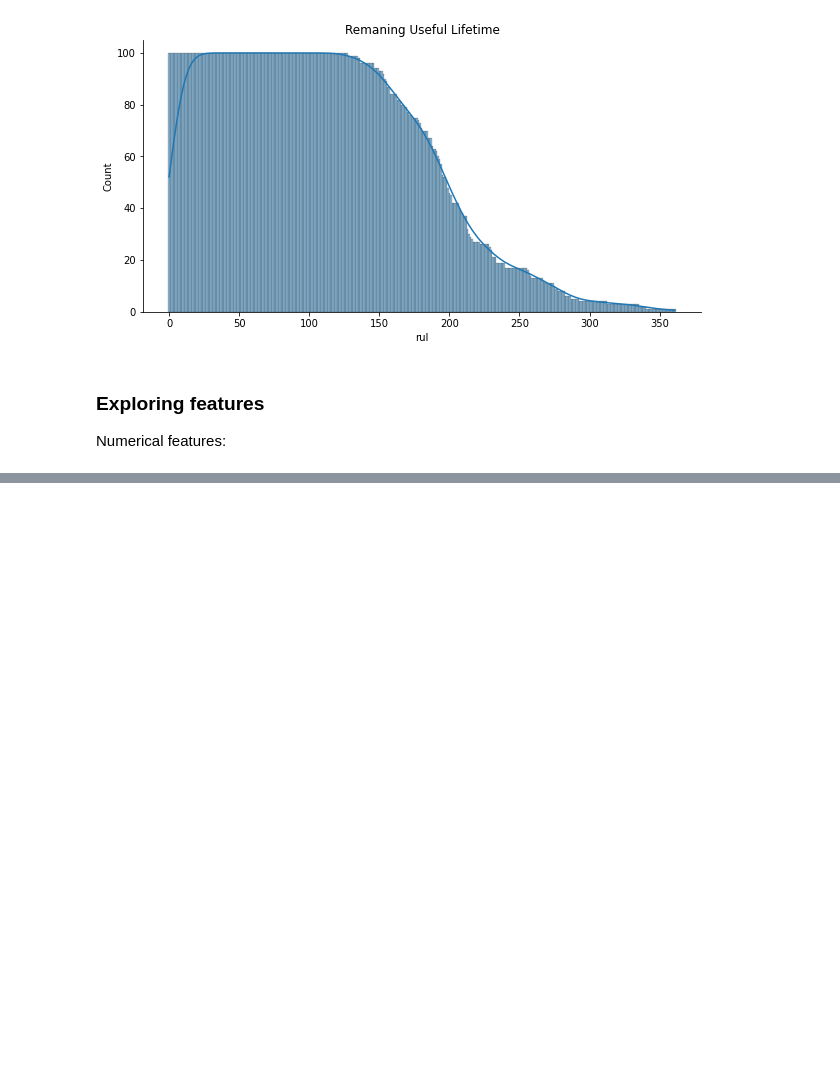
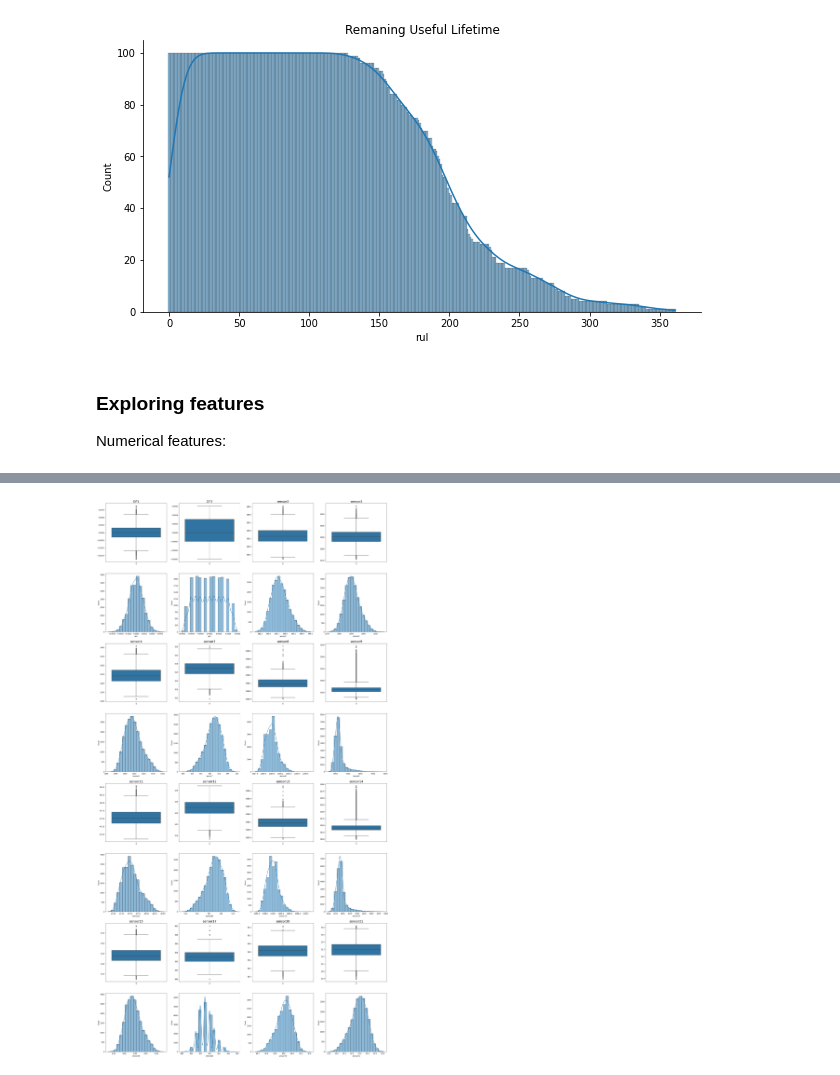
Before and after one commit to gmatos51/turbofan_rul_prediction, a Jupyter notebook: notebooks/Untitled.ipynb, the cells around one changed output, grey strips where cells are left out. Cells and saved outputs as stored; diff of their text form; code cells hidden in the pictures; blank space fills up the shorter version.

```diff
--- a/notebooks/Untitled.ipynb
+++ b/notebooks/Untitled.ipynb
@@ -190,0 +187,89 @@ plt.show()
+# %%
+fig, axs = plt.subplots(8, 4, figsize=(30,60))
+
+
+
+#OP1
+axs[0,0].set_title( "OP1" , size = 18 )
+sns.boxplot(data=train_df.op1, ax = axs[0,0])
+sns.histplot(data = train_df.op1, ax = axs[1,0], bins = 20, kde = True)
+
+#OP2
+axs[0,1].set_title( "OP2" , size = 18 )
+sns.boxplot(data=train_df.op2, ax = axs[0,1])
+sns.histplot(data = train_df.op2, ax = axs[1,1], bins = 20, kde = True)
+
+#sensor2
+axs[0,2].set_title( "sensor2" , size = 18 )
+sns.boxplot(data=train_df.sensor2, ax = axs[0,2])
+sns.histplot(data = train_df.sensor2, ax = axs[1,2], bins = 20, kde = True)
+
+#sensor3
+axs[0,3].set_title( "sensor3" , size = 18 )
+sns.boxplot(data=train_df.sensor3, ax = axs[0,3])
+sns.histplot(data = train_df.sensor3, ax = axs[1,3], bins = 20, kde = True)
+
+#sensor4
+axs[2,0].set_title( "sensor4" , size = 18 )
+sns.boxplot(data=train_df.sensor4, ax = axs[2,0])
+sns.histplot(data = train_df.sensor4, ax = axs[3,0], bins = 20, kde = True)
+
+#sensor7
+axs[2,1].set_title( "sensor7" , size = 18 )
+sns.boxplot(data=train_df.sensor7, ax = axs[2,1])
+sns.histplot(data = train_df.sensor7, ax = axs[3,1], bins = 20, kde = True)
+
+#sensor8
+axs[2,2].set_title( "sensor8" , size = 18 )
+sns.boxplot(data=train_df.sensor8, ax = axs[2,2])
+sns.histplot(data = train_df.sensor8, ax = axs[3,2], bins = 20, kde = True)
+
+#sensor9
+axs[2,3].set_title( "sensor9" , size = 18 )
+sns.boxplot(data=train_df.sensor9, ax = axs[2,3])
+sns.histplot(data = train_df.sensor9, ax = axs[3,3], bins = 20, kde = True)
+
+#sensor11
+axs[4,0].set_title( "sensor11" , size = 18 )
+sns.boxplot(data=train_df.sensor11, ax = axs[4,0])
+sns.histplot(data = train_df.sensor11, ax = axs[5,0], bins = 20, kde = True)
+
+#sensor12
+axs[4,1].set_title( "sensor12" , size = 18 )
+sns.boxplot(data=train_df.sensor12, ax = axs[4,1])
+sns.histplot(data = train_df.sensor12, ax = axs[5,1], bins = 20, kde = True)
+
+#sensor13
+axs[4,2].set_title( "sensor13" , size = 18 )
+sns.boxplot(data=train_df.sensor13, ax = axs[4,2])
+sns.histplot(data = train_df.sensor13, ax = axs[5,2], bins = 20, kde = True)
+
+#sensor14
+axs[4,3].set_title( "sensor14" , size = 18 )
+sns.boxplot(data=train_df.sensor14, ax = axs[4,3])
+sns.histplot(data = train_df.sensor14, ax = axs[5,3], bins = 20, kde = True)
+
+#sensor15
+axs[6,0].set_title( "sensor15" , size = 18 )
+sns.boxplot(data=train_df.sensor15, ax = axs[6,0])
+sns.histplot(data = train_df.sensor15, ax = axs[7,0], bins = 20, kde = True)
+
+#sensor17
+axs[6,1].set_title( "sensor17" , size = 18 )
+sns.boxplot(data=train_df.sensor17, ax = axs[6,1])
+sns.histplot(data = train_df.sensor17, ax = axs[7,1], bins = 20, kde = True)
+
+#sensor20
+axs[6,2].set_title( "sensor20" , size = 18 )
+sns.boxplot(data=train_df.sensor20, ax = axs[6,2])
+sns.histplot(data = train_df.sensor20, ax = axs[7,2], bins = 20, kde = True)
+
+#sensor21
+axs[6,3].set_title( "sensor21" , size = 18 )
+sns.boxplot(data=train_df.sensor21, ax = axs[6,3])
+sns.histplot(data = train_df.sensor21, ax = axs[7,3], bins = 20, kde = True)
+
+
+plt.show()
+# %% [output]
+[figure, added]
```
Also changed, not shown: parts of 4 cells of this notebook.
